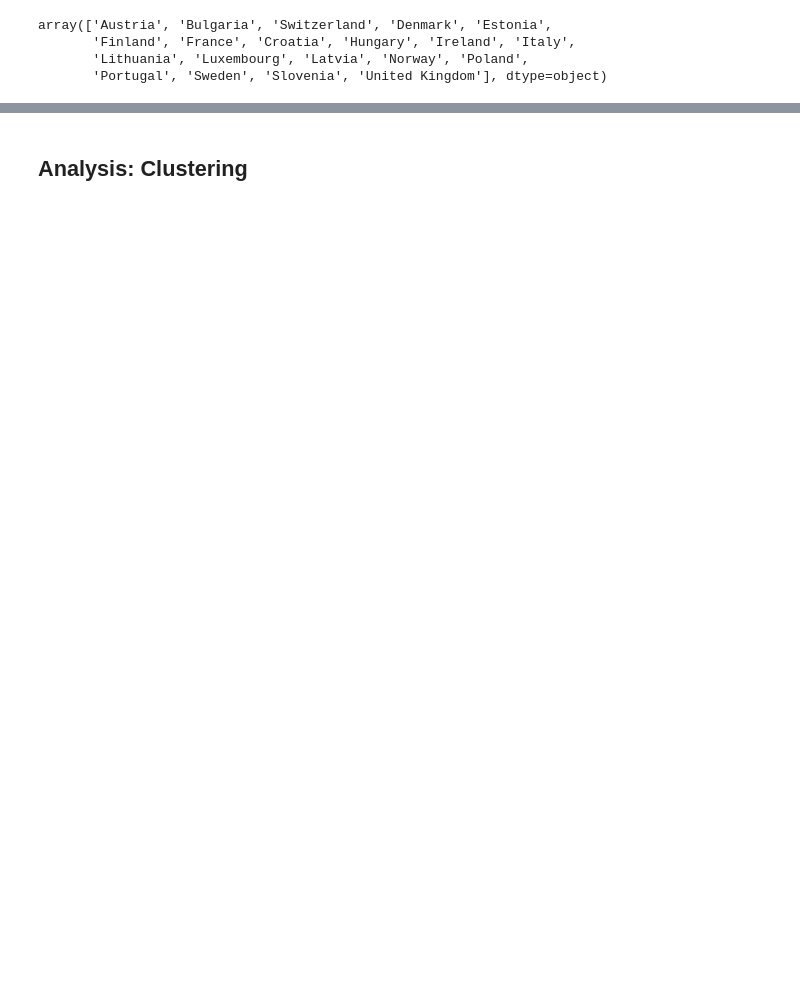
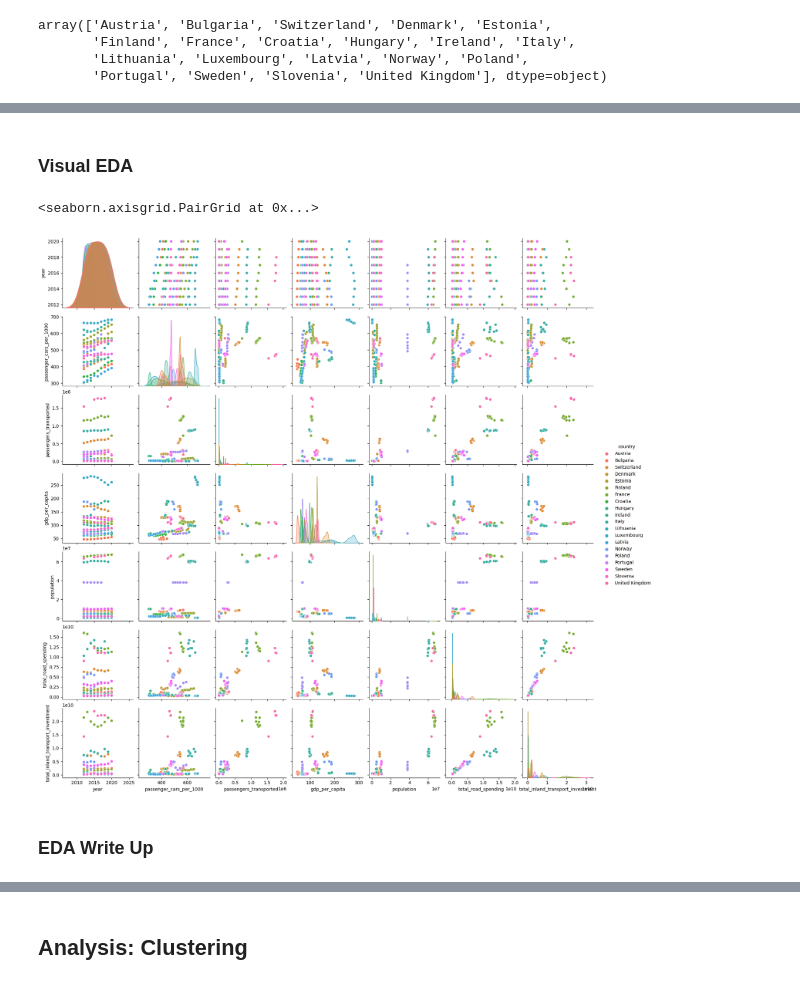
Before and after one commit to emanmozaffar/si618-final-project, a Jupyter notebook: tyler_clustering.ipynb, the cells around one changed output, grey strips where cells are left out. Cells and saved outputs as stored; diff of their text form; code cells hidden in the pictures; blank space fills up the shorter version.

```diff
--- a/tyler_clustering.ipynb
+++ b/tyler_clustering.ipynb
@@ -535,0 +625,9 @@ country_data.to_csv("datasets/country_data.csv")
+# %% [markdown]
+### Visual EDA
+# %%
+sns.pairplot(country_data, hue='country')
+# %% [output]
+<seaborn.axisgrid.PairGrid at 0x...>
+[figure, added]
+# %% [markdown]
+### EDA Write Up
```
Also changed, not shown: parts of 15 cells of this notebook.
